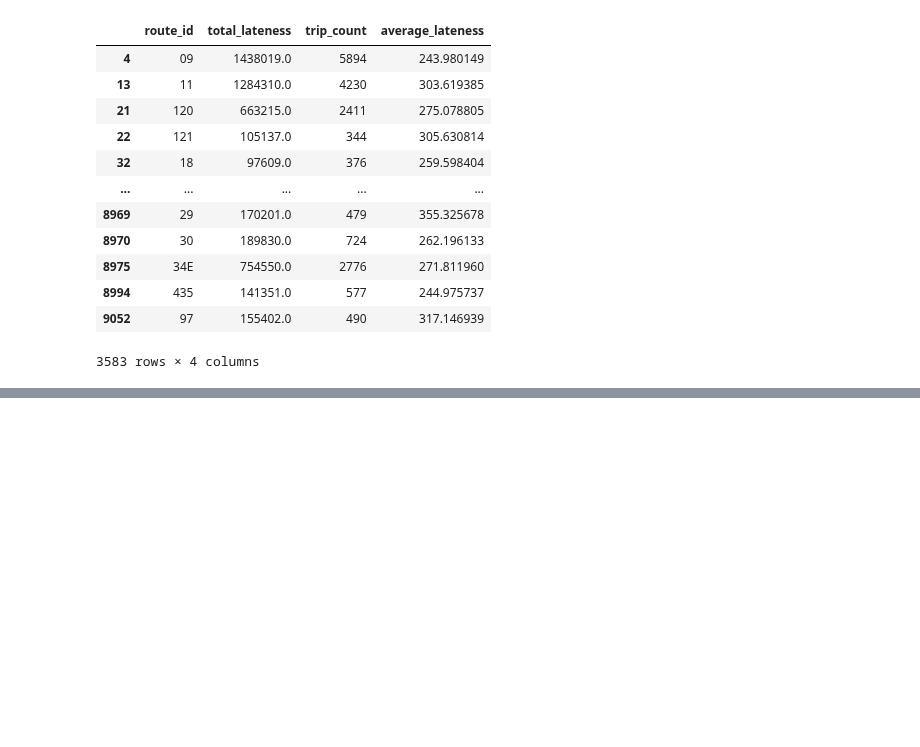
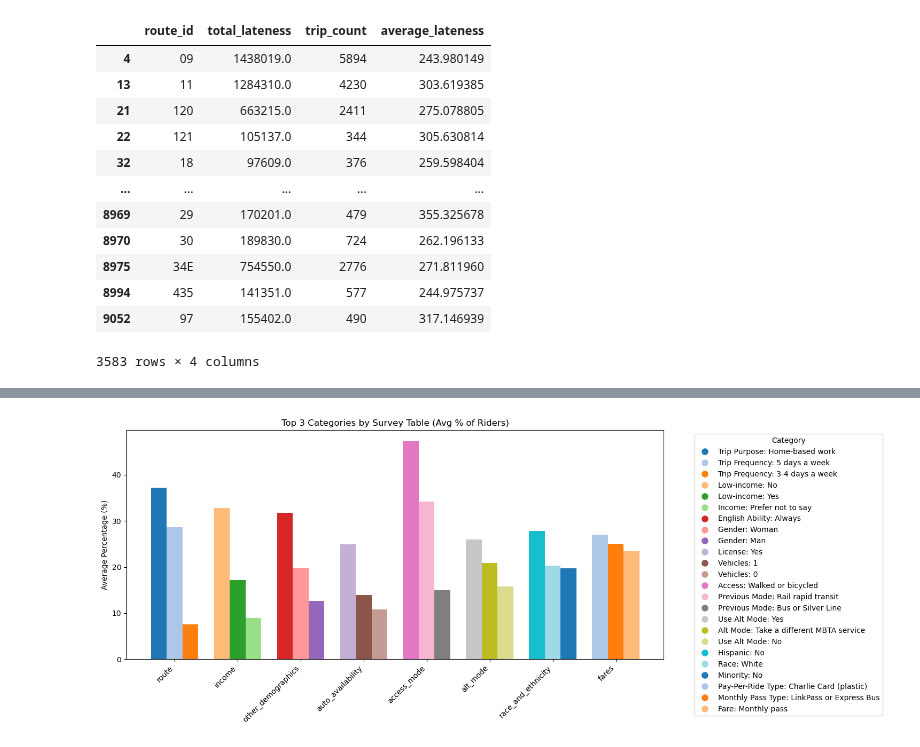
Before and after one commit to KKeySimon/BostonBusEquity, a Jupyter notebook: sarah.ipynb, the cells around one changed output, grey strips where cells are left out. Cells and saved outputs as stored; diff of their text form; code cells hidden in the pictures; blank space fills up the shorter version.

Commit message:
updated the top categories of post covid

```diff
--- a/sarah.ipynb
+++ b/sarah.ipynb
@@ -107,4 +81,5 @@ Columns in df_post: Index(['aggregation_level', 'service_mode', 'reporting_group
 # %%
+#BEING FIXED
 #COMPARING PERCENTAGES in number of people from each category taking the bus pre covid and post covid
 # Ensure column names in df_post are standardized
 df_post.columns = df_post.columns.str.strip().str.lower()
@@ -115,14 +90,14 @@ df_post['full_category'] = df_post['measure'] + ": " + df_post['category']
 # Extract unique category names from df_post for renaming df_pre
 category_mapping = df_post[['category', 'full_category']].drop_duplicates().set_index('category').to_dict()['full_category']
 
-# Drop non-numeric columns from df_pre and convert to numeric
+# Drop non-numeric columns from df_pre and convert all to numeric
 df_pre_numeric = df_pre.drop(columns=["Mode"], errors="ignore").apply(pd.to_numeric, errors="coerce")
 
 category_totals = df_pre_numeric.groupby(lambda x: x.split(":")[0], axis=1).sum()
 pre_percentages = df_pre_numeric.apply(lambda x: (x / category_totals[x.name.split(":")[0]]) * 100 if x.name.split(":")[0] in category_totals else x, axis=0)
 pre_percentages = pre_percentages.rename(columns=category_mapping)
 
-# Convert to DataFrame for merging
+# convert to DataFrame for merging
 pre_percentages = pre_percentages.T
 pre_percentages = pre_percentages.reset_index()
 pre_percentages = pre_percentages.rename(columns={pre_percentages.columns[0]: 'pre_covid_percent'})
@@ -130,9 +105,17 @@ pre_percentages['full_category'] = pre_percentages.index
 pre_percentages = pre_percentages.reset_index(drop=True)
 
 
+# Ensure both merge columns are strings
+pre_percentages["full_category"] = pre_percentages["full_category"].astype(str)
+df_post["full_category"] = df_post["full_category"].astype(str)
+
 # Merge with df_post based on full_category
-df_comparison = pd.merge(pre_percentages, df_post[['measure_group', 'full_category', 'percentage']],
-                         on="full_category", how="inner")
+df_comparison = pd.merge(
+    pre_percentages,
+    df_post[['measure_group', 'full_category', 'percentage']],
+    on="full_category",
+    how="inner"
+)
 
 # create Separate Tables for Each Measure**
 grouped_tables = {measure: data for measure, data in df_comparison.groupby("measure_group")}
@@ -572,0 +675,63 @@ category_analysis = category_analysis.sort_values(by="weighted_percent", ascendi
+# %%
+import matplotlib.pyplot as plt
+import numpy as np
+import pandas as pd
+import seaborn as sns
+
+# Use seaborn for better color palette
+palette = sns.color_palette("tab20", n_colors=50)
+
+# Prepare flat data: one row per category per table
+data_for_plot = []
+
+for table, series in top_categories_per_table.items():
+    top3 = series.head(3)
+    for category, percent in top3.items():
+        data_for_plot.append({
+            "Survey Table": table,
+            "Category": category,
+            "Percentage": percent
+        })
+
+plot_df = pd.DataFrame(data_for_plot)
+
+# Assign unique colors per category
+unique_categories = plot_df["Category"].unique()
+category_to_color = {cat: palette[i % len(palette)] for i, cat in enumerate(unique_categories)}
+
+# Pivot to control bar positions
+plot_df["Position"] = plot_df.groupby("Survey Table").cumcount()
+
+# Set plot
+fig, ax = plt.subplots(figsize=(15, 6))
+
+x = np.arange(plot_df["Survey Table"].nunique())
+width = 0.25
+
+# Draw bars
+for i in range(3):
+    subset = plot_df[plot_df["Position"] == i]
+    bars = ax.bar(
+        x + (i - 1) * width,
+        subset["Percentage"],
+        width=width,
+        color=[category_to_color[cat] for cat in subset["Category"]],
+        label=None  # skip label here, we'll build legend manually
+    )
+
+# X-axis setup
+ax.set_xticks(x)
+ax.set_xticklabels(plot_df["Survey Table"].unique(), rotation=45, ha="right")
+ax.set_ylabel("Average Percentage (%)")
+ax.set_title("Top 3 Categories by Survey Table (Avg % of Riders)")
+
+# Build custom legend
+handles = [plt.Line2D([0], [0], marker='o', color='w', label=cat,
+                      markerfacecolor=color, markersize=10)
+           for cat, color in category_to_color.items()]
+ax.legend(handles=handles, title="Category", bbox_to_anchor=(1.05, 1), loc='upper left')
+
+plt.tight_layout()
+plt.show()
+# %% [output]
+[figure, added]
```
Also changed, not shown: parts of 23 cells of this notebook.
